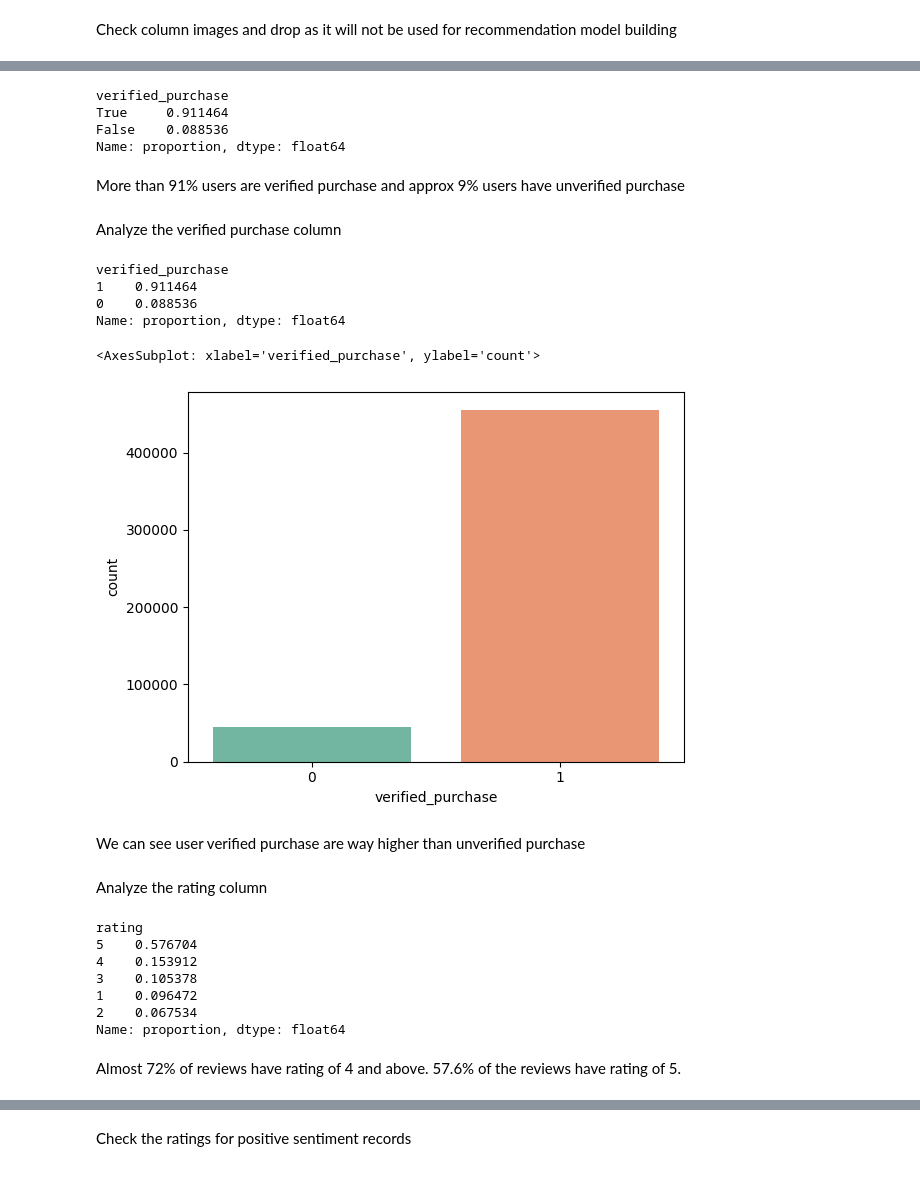
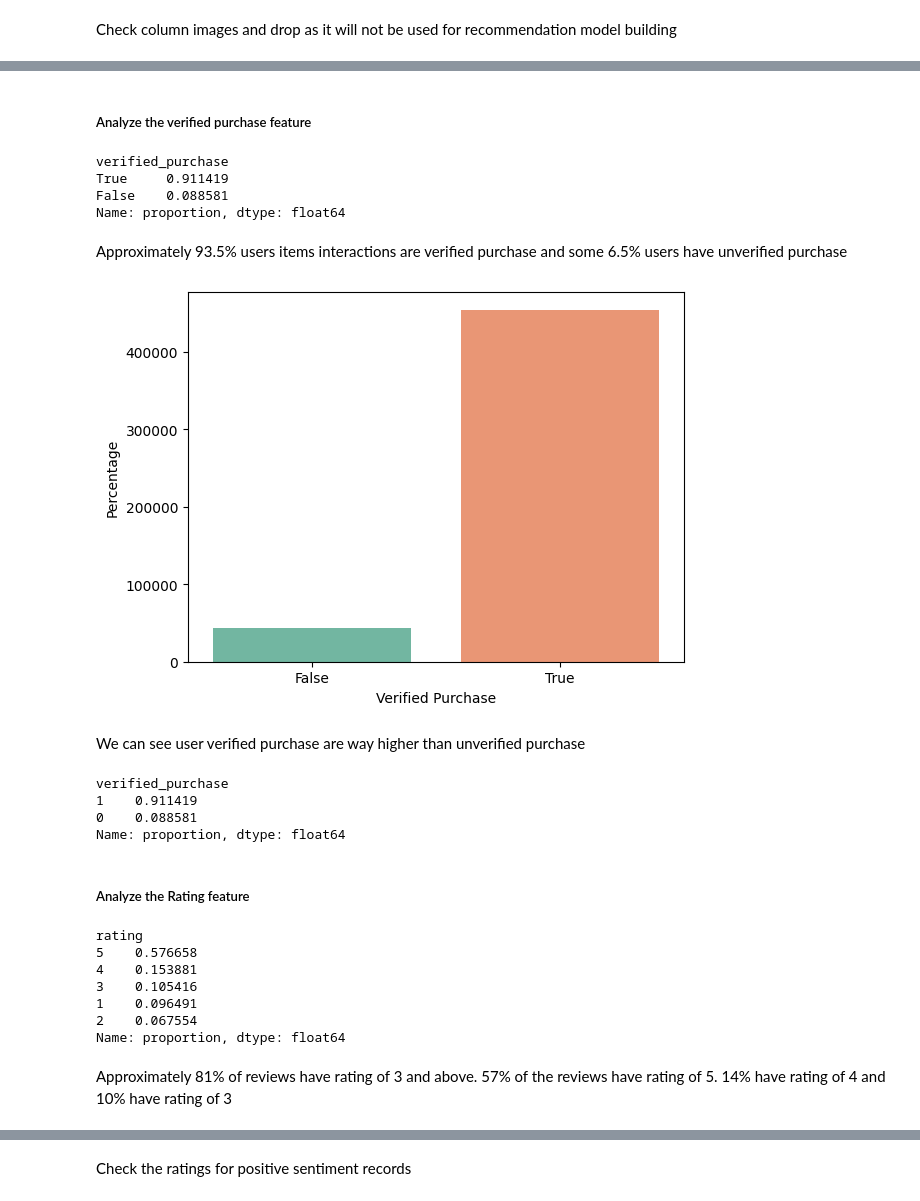
Before and after one commit to Awadhesh43/HybridSentimentBERTRecommendation, a Jupyter notebook: Hybrid-Recommendation-Model.ipynb, the cells around one changed output, grey strips where cells are left out. Drawn from its saved outputs; the diff is of its cells as text; code cells hidden in the pictures.

```diff
--- a/Hybrid-Recommendation-Model.ipynb
+++ b/Hybrid-Recommendation-Model.ipynb
@@ -61,8 +28,11 @@ DATA_DIRECTORY = "data\\"
+# %%
+#DATA_DIRECTORY = "/content/drive/MyDrive/UpGrad-LJMU/AmazonDataset/"
+DATA_DIRECTORY = "data/"
 # %% [markdown]
 Load the data from the input file
 # %%
 dataFileName = DATA_DIRECTORY + "Amazon_Fashion_5L.jsonl"
-df_original = pd.read_json(dataFileName)
+df = pd.read_json(dataFileName)
 # %% [markdown]
 Print shape and first 5 rows
 # %%
@@ -118,4 +88,4 @@ No Missing values
 # %% [markdown]
 Check column images and drop as it will not be used for recommendation model building
 # %%
-#df_original.drop(columns=["images"], inplace=True)
+df.drop(columns=["images"], axis=1, inplace=True)
@@ -123,0 +102,2 @@ Check column verified Purchase
+# %%
+df.drop_duplicates(inplace = True)
@@ -124,45 +111,47 @@ Check column verified Purchase
+# %% [markdown]
+##### Analyze the verified purchase feature
 # %%
-df_original.verified_purchase.value_counts(normalize=True)
+df.verified_purchase.value_counts(normalize=True)
 # %% [output]
 verified_purchase
-True     0.911464
-False    0.088536
+True     0.911419
+False    0.088581
 Name: proportion, dtype: float64
 # %% [markdown]
-More than 91% users are verified purchase and approx 9% users have unverified purchase
+Approximately 93.5% users items interactions are verified purchase and some 6.5% users have unverified purchase
-# %% [markdown]
-Analyze the verified purchase column
-# %%
-# Map the categorical verified_purchase to numerical 1 or 0 for Classification Model
-df_original["verified_purchase"] = df_original["verified_purchase"].map({True: 1, False: 0})
-# get the value count of verified_purchase column
-df_original["verified_purchase"].value_counts(normalize=True)
-# %% [output]
-verified_purchase
-1    0.911464
-0    0.088536
-Name: proportion, dtype: float64
 # %%
 # Visualize using count plot
-sns.countplot(x="verified_purchase", data=df_original, palette="Set2")
+sns.countplot(x="verified_purchase", data=df, palette="Set2")
+plt.xlabel("Verified Purchase")
+plt.ylabel("Percentage")
+plt.show()
 # %% [output]
-<AxesSubplot: xlabel='verified_purchase', ylabel='count'>
-[figure, old version]
+[figure, new version]
 # %% [markdown]
 We can see user verified purchase are way higher than unverified purchase
-# %% [markdown]
-Analyze the rating column
+# %%
+# Map the categorical verified_purchase to numerical 1 or 0 for Classification Model
+df["verified_purchase"] = df["verified_purchase"].map({True: 1, False: 0})
+# get the value count of verified_purchase column
+df["verified_purchase"].value_counts(normalize=True)
+# %% [output]
+verified_purchase
+1    0.911419
+0    0.088581
+Name: proportion, dtype: float64
+# %% [markdown]
+##### Analyze the Rating feature
 # %%
-df_original["rating"].value_counts(normalize=True)
+df["rating"].value_counts(normalize=True)
 # %% [output]
 rating
-5    0.576704
-4    0.153912
-3    0.105378
-1    0.096472
-2    0.067534
+5    0.576658
+4    0.153881
+3    0.105416
+1    0.096491
+2    0.067554
 Name: proportion, dtype: float64
 # %% [markdown]
-Almost 72% of reviews have rating of 4 and above. 57.6% of the reviews have rating of 5.
+Approximately 81% of reviews have rating of 3 and above. 57% of the reviews have rating of 5. 14% have rating of 4 and 10% have rating of 3
 # %%
 # visualize the rating.
```
Also changed, not shown: parts of 299 cells of this notebook, 43 other files.
